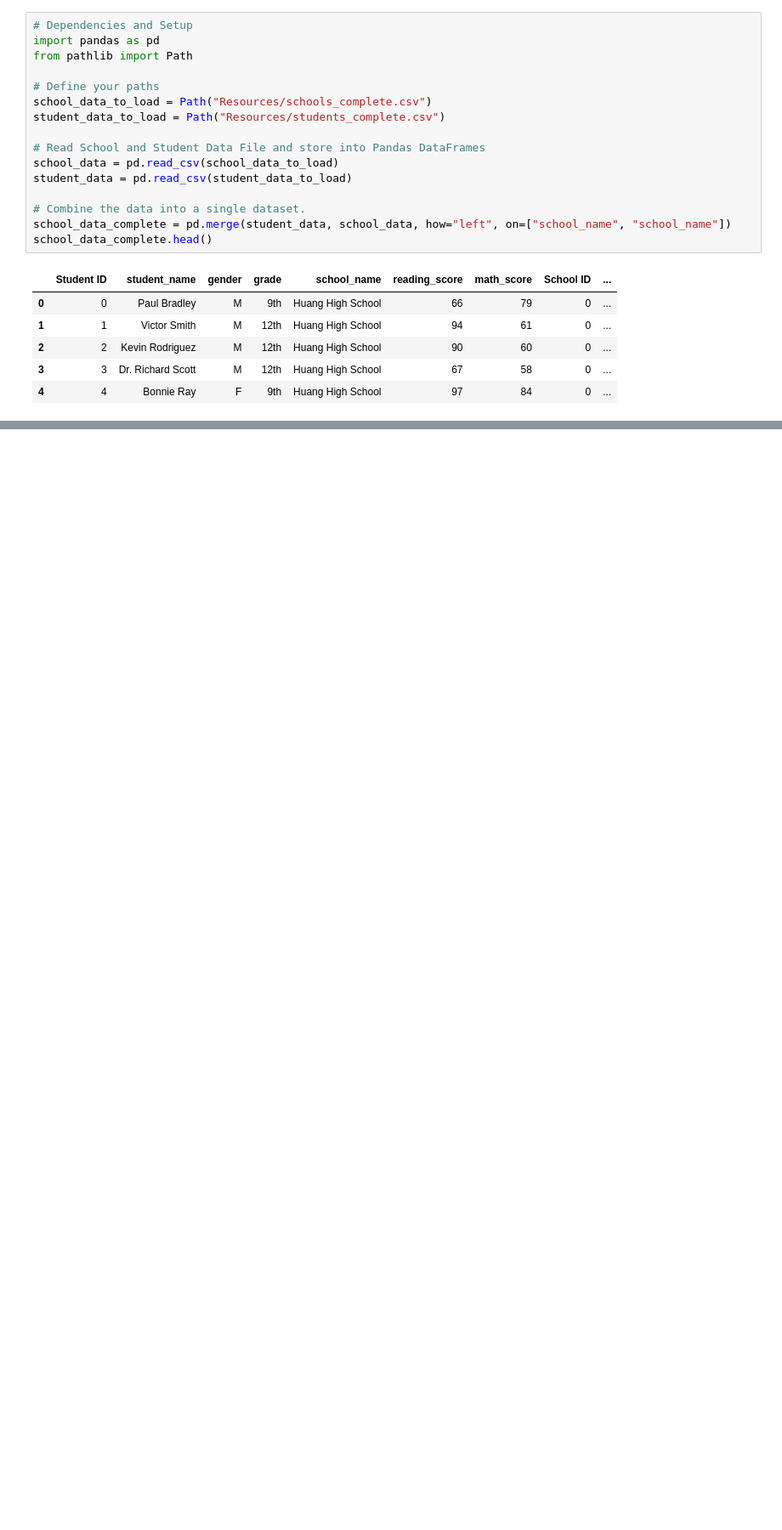
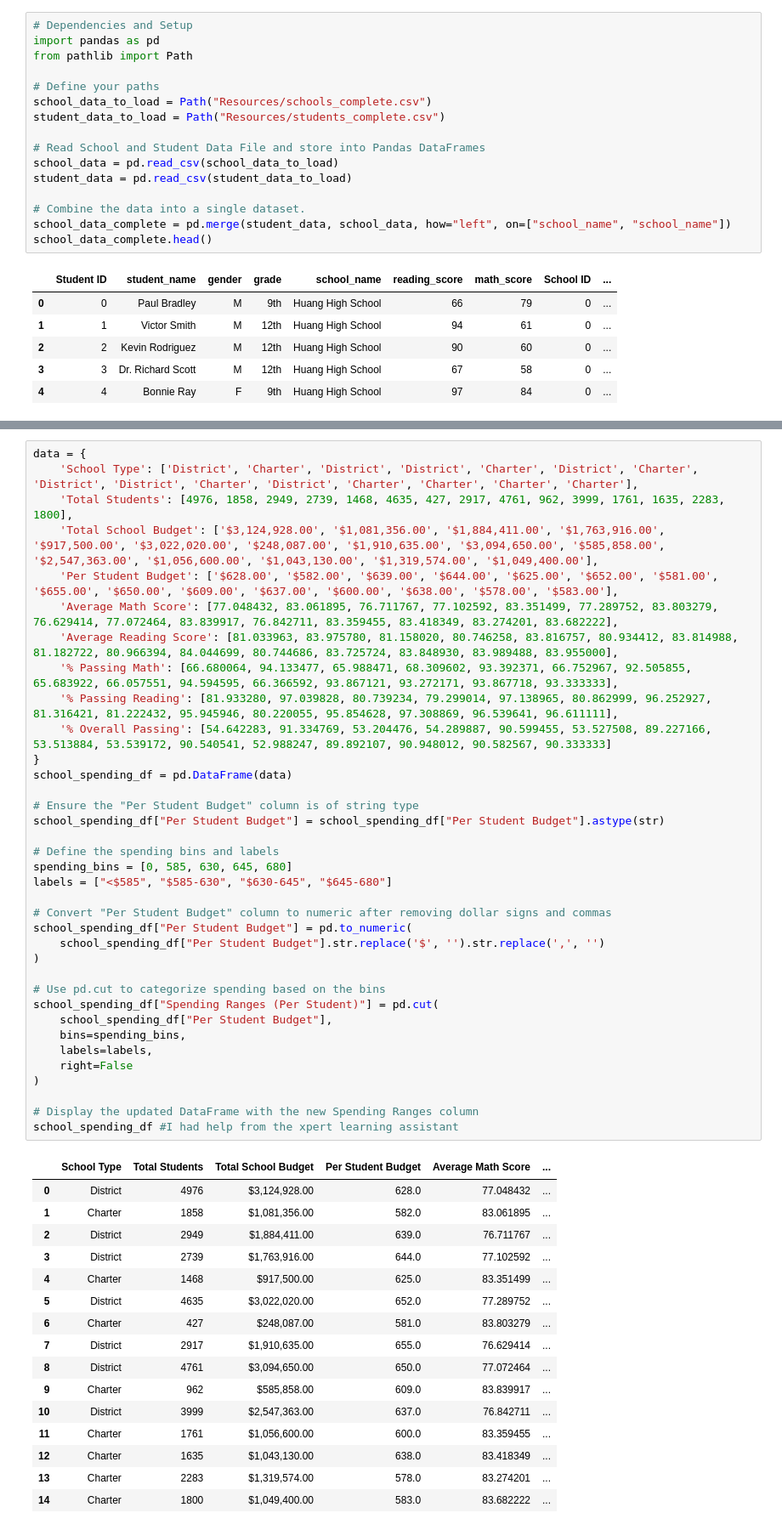
Before and after one commit to jananaum7/pandas-challenge, a Jupyter notebook: PyCitySchools/PyCitySchools.ipynb, the cells around one changed output, grey strips where cells are left out. Shown: that part at 85% size. Cells and saved outputs as stored; diff of their text form; blank space fills up the shorter version.

```diff
--- a/PyCitySchools/PyCitySchools.ipynb
+++ b/PyCitySchools/PyCitySchools.ipynb
@@ -23,0 +447,53 @@ school_data_complete.head()
+# %%
+data = {
+    'School Type': ['District', 'Charter', 'District', 'District', 'Charter', 'District', 'Charter', 'District', 'District', 'Charter', 'District', 'Charter', 'Charter', 'Charter', 'Charter'],
+    'Total Students': [4976, 1858, 2949, 2739, 1468, 4635, 427, 2917, 4761, 962, 3999, 1761, 1635, 2283, 1800],
+    'Total School Budget': ['$3,124,928.00', '$1,081,356.00', '$1,884,411.00', '$1,763,916.00', '$917,500.00', '$3,022,020.00', '$248,087.00', '$1,910,635.00', '$3,094,650.00', '$585,858.00', '$2,547,363.00', '$1,056,600.00', '$1,043,130.00', '$1,319,574.00', '$1,049,400.00'],
+    'Per Student Budget': ['$628.00', '$582.00', '$639.00', '$644.00', '$625.00', '$652.00', '$581.00', '$655.00', '$650.00', '$609.00', '$637.00', '$600.00', '$638.00', '$578.00', '$583.00'],
+    'Average Math Score': [77.048432, 83.061895, 76.711767, 77.102592, 83.351499, 77.289752, 83.803279, 76.629414, 77.072464, 83.839917, 76.842711, 83.359455, 83.418349, 83.274201, 83.682222],
+    'Average Reading Score': [81.033963, 83.975780, 81.158020, 80.746258, 83.816757, 80.934412, 83.814988, 81.182722, 80.966394, 84.044699, 80.744686, 83.725724, 83.848930, 83.989488, 83.955000],
+    '% Passing Math': [66.680064, 94.133477, 65.988471, 68.309602, 93.392371, 66.752967, 92.505855, 65.683922, 66.057551, 94.594595, 66.366592, 93.867121, 93.272171, 93.867718, 93.333333],
+    '% Passing Reading': [81.933280, 97.039828, 80.739234, 79.299014, 97.138965, 80.862999, 96.252927, 81.316421, 81.222432, 95.945946, 80.220055, 95.854628, 97.308869, 96.539641, 96.611111],
+    '% Overall Passing': [54.642283, 91.334769, 53.204476, 54.289887, 90.599455, 53.527508, 89.227166, 53.513884, 53.539172, 90.540541, 52.988247, 89.892107, 90.948012, 90.582567, 90.333333]
+}
+school_spending_df = pd.DataFrame(data)
+
+# Ensure the "Per Student Budget" column is of string type
+school_spending_df["Per Student Budget"] = school_spending_df["Per Student Budget"].astype(str)
+
+# Define the spending bins and labels
+spending_bins = [0, 585, 630, 645, 680]
+labels = ["<$585", "$585-630", "$630-645", "$645-680"]
+
+# Convert "Per Student Budget" column to numeric after removing dollar signs and commas
+school_spending_df["Per Student Budget"] = pd.to_numeric(
+    school_spending_df["Per Student Budget"].str.replace('$', '').str.replace(',', '')
+)
+
+# Use pd.cut to categorize spending based on the bins
+school_spending_df["Spending Ranges (Per Student)"] = pd.cut(
+    school_spending_df["Per Student Budget"],
+    bins=spending_bins,
+    labels=labels,
+    right=False
+)
+
+# Display the updated DataFrame with the new Spending Ranges column
+school_spending_df #I had help from the xpert learning assistant
+# %% [output]
+|  | School Type | Total Students | Total School Budget | Per Student Budget | Average Math Score | ... |
+| 0 | District | 4976 | $3,124,928.00 | 628.0 | 77.048432 | ... |
+| 1 | Charter | 1858 | $1,081,356.00 | 582.0 | 83.061895 | ... |
+| 2 | District | 2949 | $1,884,411.00 | 639.0 | 76.711767 | ... |
+| 3 | District | 2739 | $1,763,916.00 | 644.0 | 77.102592 | ... |
+| 4 | Charter | 1468 | $917,500.00 | 625.0 | 83.351499 | ... |
+| 5 | District | 4635 | $3,022,020.00 | 652.0 | 77.289752 | ... |
+| 6 | Charter | 427 | $248,087.00 | 581.0 | 83.803279 | ... |
+| 7 | District | 2917 | $1,910,635.00 | 655.0 | 76.629414 | ... |
+| 8 | District | 4761 | $3,094,650.00 | 650.0 | 77.072464 | ... |
+| 9 | Charter | 962 | $585,858.00 | 609.0 | 83.839917 | ... |
+| 10 | District | 3999 | $2,547,363.00 | 637.0 | 76.842711 | ... |
+| 11 | Charter | 1761 | $1,056,600.00 | 600.0 | 83.359455 | ... |
+| 12 | Charter | 1635 | $1,043,130.00 | 638.0 | 83.418349 | ... |
+| 13 | Charter | 2283 | $1,319,574.00 | 578.0 | 83.274201 | ... |
+| 14 | Charter | 1800 | $1,049,400.00 | 583.0 | 83.682222 | ... |
```
Also changed, not shown: parts of 32 cells of this notebook.
